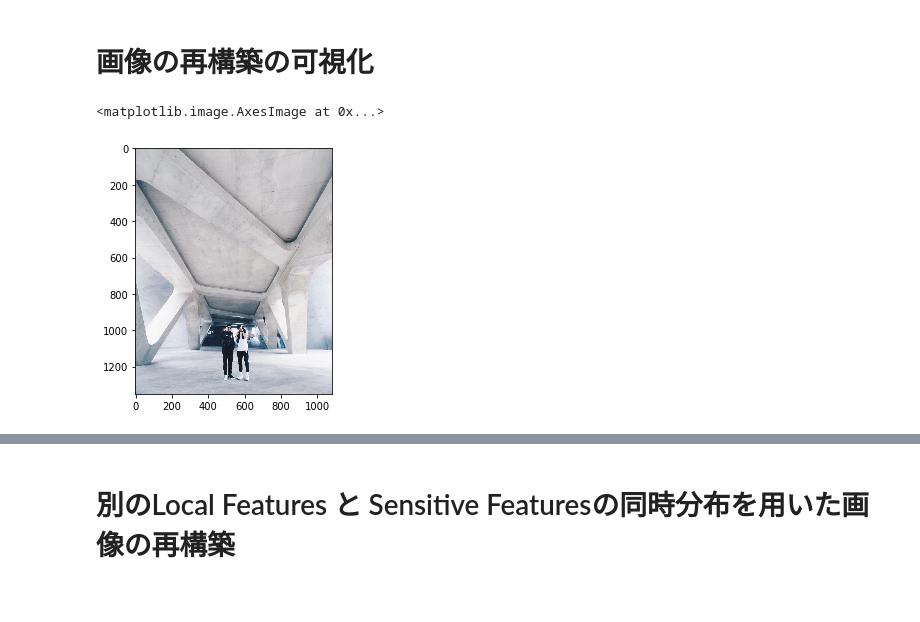
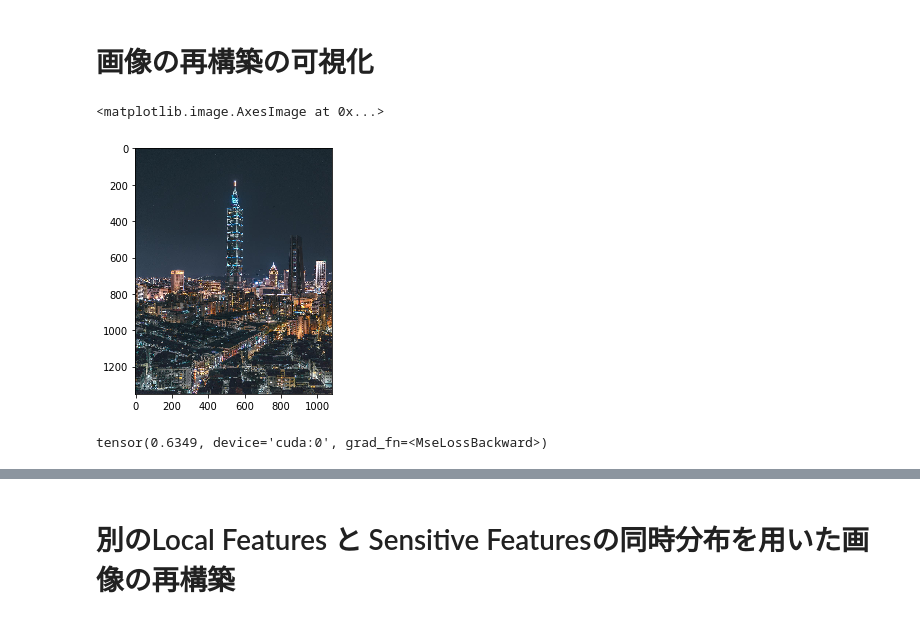
Before and after one commit to yamad07/learning-sensitive-representations, a Jupyter notebook: ablation.ipynb, the cells around one changed output, grey strips where cells are left out. Drawn from its saved outputs; the diff is of its cells as text; code cells hidden in the pictures.

```diff
--- a/ablation.ipynb
+++ b/ablation.ipynb
@@ -14,13 +14,14 @@ decoder.load_state_dict(torch.load("weights/Epoch_1_decoder.pth"))
 # %%
 from skimage import io
 import matplotlib.pyplot as plt
 %matplotlib inline
 
-image = io.imread("./images/rkrkrk/12106092_818907298231051_967936924_n.jpg")
+image = io.imread("./images/rkrkrk/20583185_1904068813248041_624136199254048768_n.jpg")
+
 io.imshow(image)
 # %% [output]
 <matplotlib.image.AxesImage at 0x...>
-[figure, old version]
+[figure, new version]
 # %%
 from torchvision import transforms
 from skimage.transform import resize
@@ -42,3 +51,7 @@ decode_image = decoder(sensitive_features)
+# %%
+F.mse_loss(decode_image, image.to(torch.device("cuda:0")))
+# %% [output]
+tensor(0.6349, device='cuda:0', grad_fn=<MseLossBackward>)
 # %%
 import torchvision.utils as vutils
 import numpy as np
```
Also changed, not shown: parts of 7 cells of this notebook, 4 other files.
